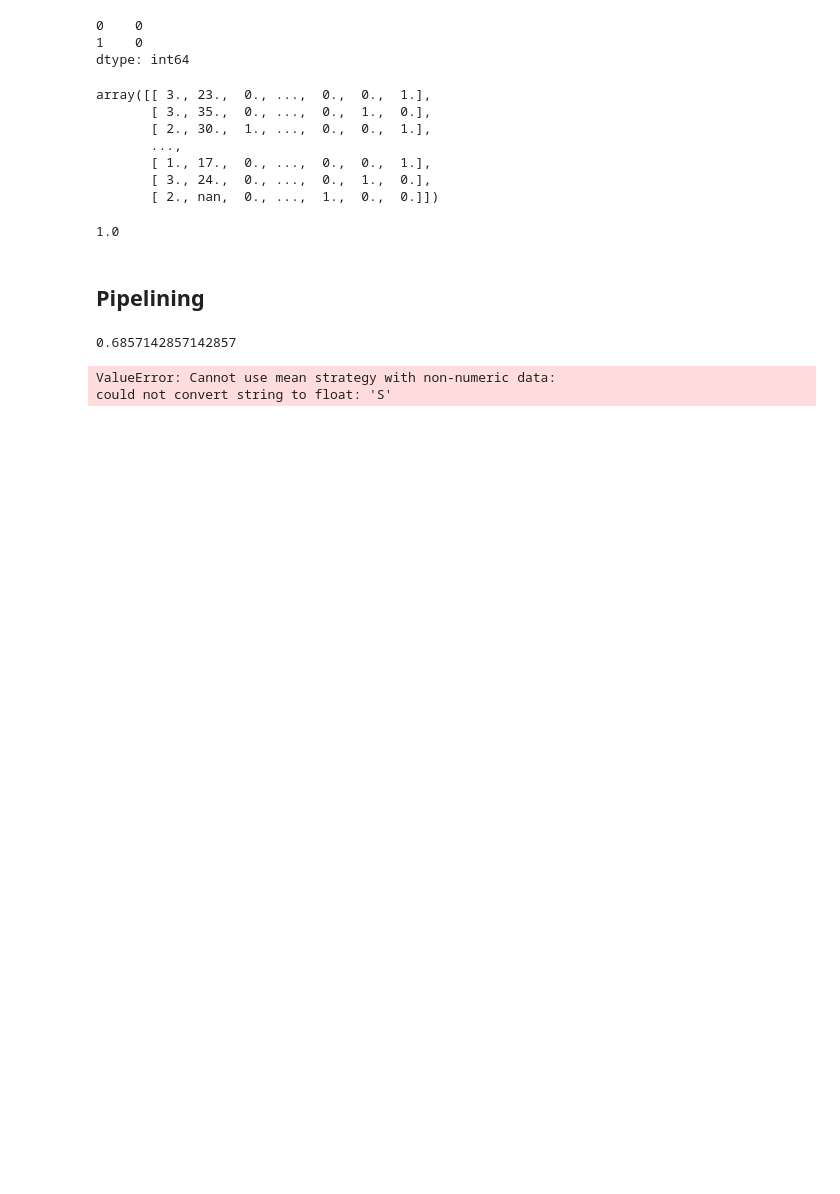
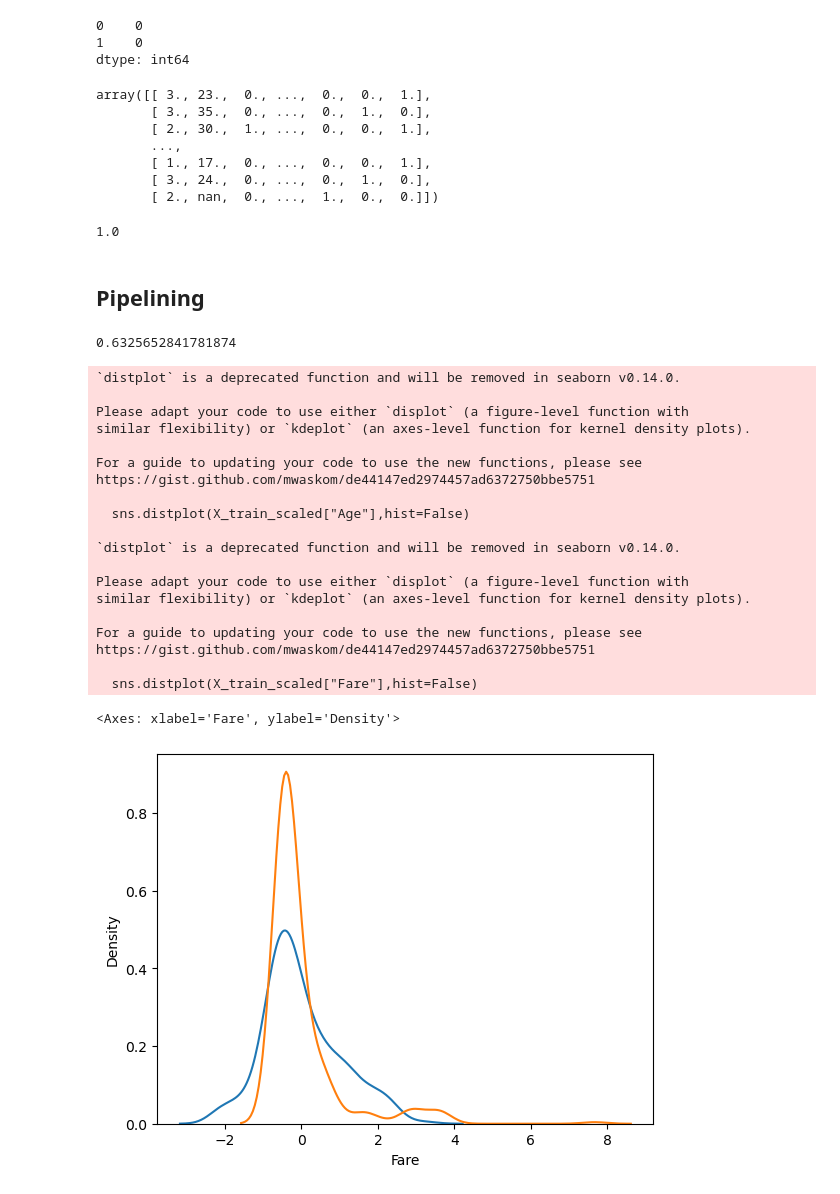
Before and after one commit to shreya918-git/machinelearning, a Jupyter notebook: pipelining.ipynb, the cells around one changed output. Cells and saved outputs as stored; diff of their text form; code cells hidden in the pictures; blank space fills up the shorter version.

```diff
--- a/pipelining.ipynb
+++ b/pipelining.ipynb
@@ -107,13 +107,39 @@ pickle.dump(pipe,open("models/pipe.pkl","wb"))
 pipe.named_steps["tnf1"].transformers_[0][1].statistics_   #we can extract info from pipe like this
 from sklearn.metrics import accuracy_score
 accuracy_score(Y_pred,Y_test)
-from sklearn.model_selection import cross_val_score
-cross_val_score(pipe,X_train,Y_train,cv=5,)
+from sklearn.model_selection import cross_val_score #cross validation
+cross_val_score(pipe,X_train,Y_train,cv=5,scoring="accuracy").mean()
 # %% [output]
-0.6857142857142857
+0.6325652841781874
 # %%
-# pipe=make_pipeline(tnf1,tnf2,tnf3,tnf4,tnf5) #creates pipeline too,easier syntax
-pipe.fit(X_train,Y_train)
+from sklearn.preprocessing import StandardScaler
+scaler=StandardScaler()
+X_train_scaled=scaler.fit_transform(X_train[["Age","Fare"]])
+X_train_scaled=pd.DataFrame(X_train_scaled)
+X_train_scaled.columns=["Age","Fare"]
+np.round(X_train_scaled.describe(),1)
+import seaborn as sns
+sns.distplot(X_train_scaled["Age"],hist=False)
+sns.distplot(X_train_scaled["Fare"],hist=False)
 # %% [output]
-ValueError: Cannot use mean strategy with non-numeric data:
-could not convert string to float: 'S'
+`distplot` is a deprecated function and will be removed in seaborn v0.14.0.
+
+Please adapt your code to use either `displot` (a figure-level function with
+similar flexibility) or `kdeplot` (an axes-level function for kernel density plots).
+
+For a guide to updating your code to use the new functions, please see
+https://gist.github.com/mwaskom/de44147ed2974457ad6372750bbe5751
+
+  sns.distplot(X_train_scaled["Age"],hist=False)
+
+`distplot` is a deprecated function and will be removed in seaborn v0.14.0.
+
+Please adapt your code to use either `displot` (a figure-level function with
+similar flexibility) or `kdeplot` (an axes-level function for kernel density plots).
+
+For a guide to updating your code to use the new functions, please see
+https://gist.github.com/mwaskom/de44147ed2974457ad6372750bbe5751
+
+  sns.distplot(X_train_scaled["Fare"],hist=False)
+<Axes: xlabel='Fare', ylabel='Density'>
+[figure, added]
```
Also changed, not shown: 1 other file.
